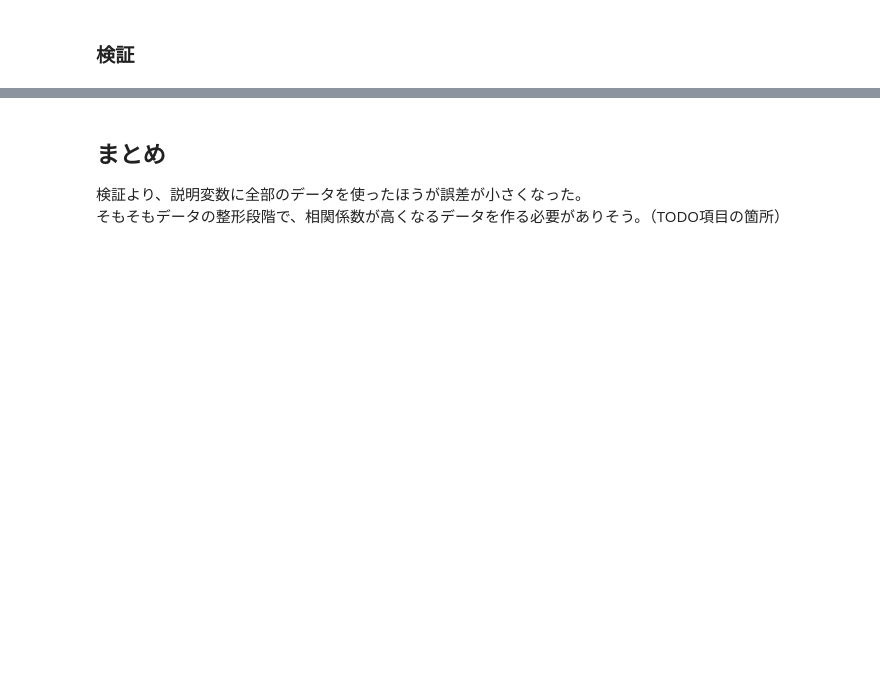
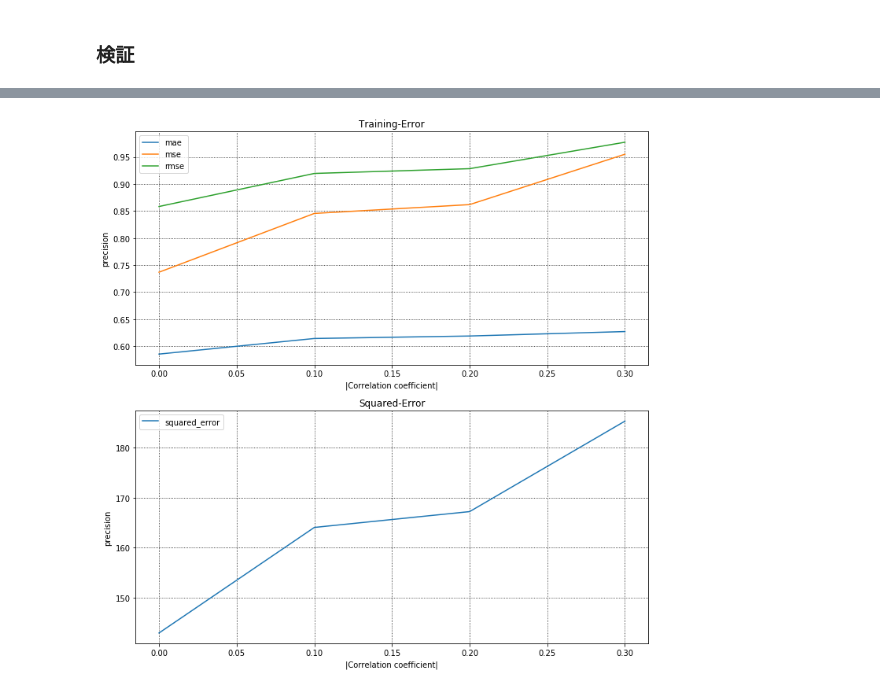
Before and after one commit to kusafusa-k/kaggle, a Jupyter notebook: Car_Fuel_Consumption/DAY1_work_草房慶.ipynb, the cells around one changed output, grey strips where cells are left out. Cells and saved outputs as stored; diff of their text form; code cells hidden in the pictures; blank space fills up the shorter version.

```diff
--- a/Car_Fuel_Consumption/DAY1_work_草房慶.ipynb
+++ b/Car_Fuel_Consumption/DAY1_work_草房慶.ipynb
@@ -157,9 +157,12 @@ dtype: int64
 # %%
 #  temp_insideの欠損値は、平均値を入れる
 # TODO 平均値で良いのか？
-df_data['temp_inside'] = df_data['temp_inside'].fillna(df_data['temp_inside'].mean())
+df_data['temp_inside'] = df_data['temp_inside'].fillna(
+    df_data['temp_inside'].mean()
+)
 
 # 'refill liters','refil gas'は欠損値多すぎるので削除
 # TODO 消さずに使う方法は無いか？
 df_data = df_data.drop('refill liters', axis=1)
 df_data = df_data.drop('refill gas', axis=1)
+df_data
@@ -287,4 +331,25 @@ Index([], dtype='object')
-# %% [markdown]
-## まとめ
-検証より、説明変数に全部のデータを使ったほうが誤差が小さくなった。 <br>
-そもそもデータの整形段階で、相関係数が高くなるデータを作る必要がありそう。（TODO項目の箇所） <br>
+# %%
+# 結果をグラフ表示
+fig, ax = plt.subplots(2, 1, figsize=(10, 10))
+
+# 精度
+ax[0].set_title('Training-Error')
+ax[0].plot(mae.keys(), mae.values(), label='mae')
+ax[0].plot(mse.keys(), mse.values(), label='mse')
+ax[0].plot(rmse.keys(), rmse.values(), label='rmse')
+
+# 二乗誤差
+ax[1].set_title('Squared-Error')
+ax[1].plot(squared_error.keys(), squared_error.values(), label='squared_error')
+
+for i in range(2):
+    ax[i].set_xlabel('|Correlation coefficient|')
+    ax[i].set_ylabel('precision')
+    ax[i].grid(which='major',color='black',linestyle=':')
+    ax[i].grid(which='minor',color='black',linestyle=':')
+    ax[i].legend()
+
+fig.tight_layout()
+fig.show()
+# %% [output]
+[figure, added]
```
Also changed, not shown: parts of 11 cells of this notebook.
